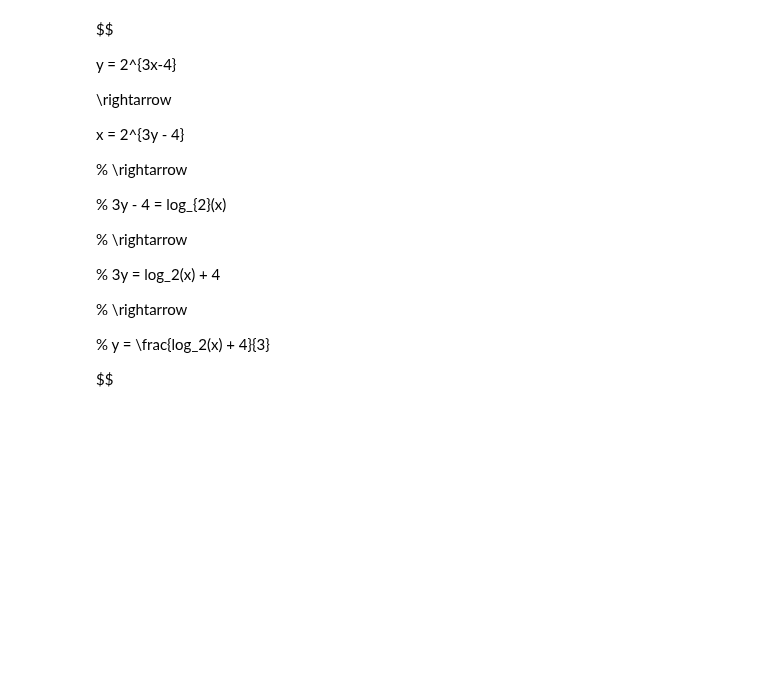
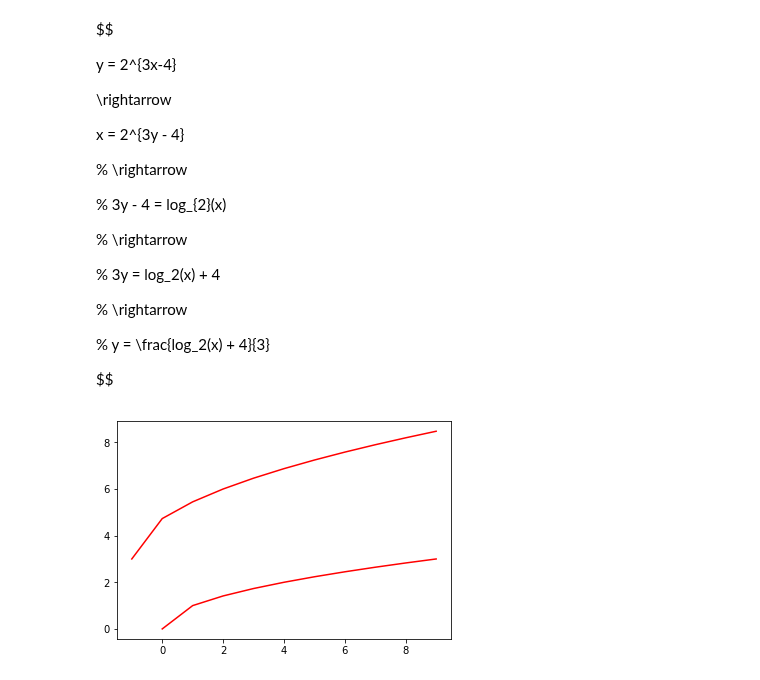
Before and after one commit to TheChanRProject/SannaAnnaTutoring, a Jupyter notebook: math/sana/algebra/notebooks/logarithmsTest.ipynb, the cells around one changed output. Cells and saved outputs as stored; diff of their text form; code cells hidden in the pictures; blank space fills up the shorter version.

```diff
--- a/math/sana/algebra/notebooks/logarithmsTest.ipynb
+++ b/math/sana/algebra/notebooks/logarithmsTest.ipynb
@@ -168,3 +168,15 @@ x = 2^{3y - 4}
 % y = \frac{log_2(x) + 4}{3}
 
 $$
+# %%
+def rootFunction(a,x,h,k):
+    return np.sqrt(a*x - h) + k
+
+rootXVals = np.arange(-10,10)
+rootY1Vals = rootFunction(1, rootXVals, 0,0)
+rootY2Vals = rootFunction(3,rootXVals,-3,3)
+plt.plot(rootXVals, rootY1Vals, 'r')
+plt.plot(rootXVals, rootY2Vals, 'r')
+plt.show()
+# %% [output]
+[figure, added]
```
